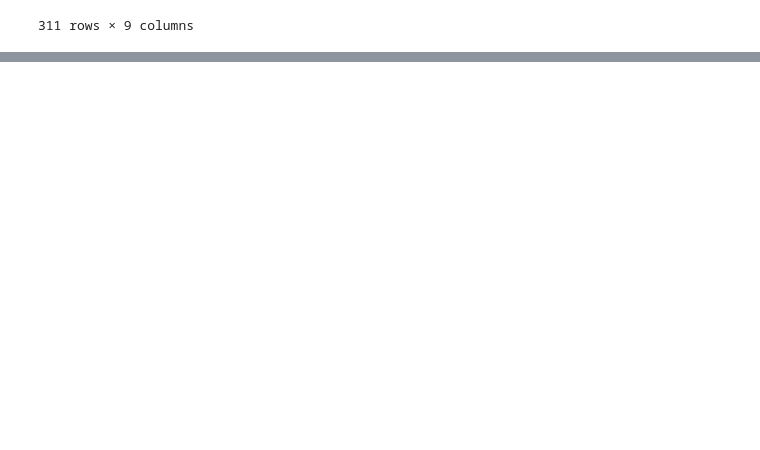
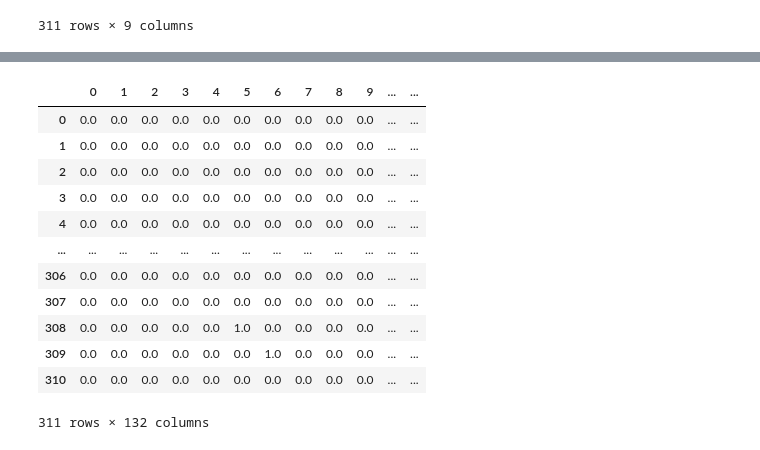
Before and after one commit to m4ximino/Departamento_RH, a Jupyter notebook: Departamento_de_RH.ipynb, the cells around one changed output, grey strips where cells are left out. Saved outputs shown, nothing was run; the diff lists cells and outputs as text; code cells hidden in the pictures; blank space fills up the shorter version.

```diff
--- a/Departamento_de_RH.ipynb
+++ b/Departamento_de_RH.ipynb
@@ -281,0 +339,7 @@ Name: DATA_NASCIMENTO, Length: 311, dtype: int64
+# %%
+X_numerical = dataset[['ID', 'CASADO', 'ESTADO_CIVIL', 'GENERO', 'STATUS_EMPREGO',
+       'DEPARTAMENTOID', 'PONTUACAO_DESEMPENHO', 'DIVERSIDADE', 'SALARIO',
+       'DEMITIDO', 'POSICAO',
+       'DATA_NASCIMENTO', 'ID_GERENTE', 'ENGAJAMENTO', 'PONTUACAO_SATISFACAO',
+       'N_PROJETOS', 'N_ATRASOS', 'N_AUSENTE']]
+X_numerical
@@ -281,0 +360,17 @@ Name: DATA_NASCIMENTO, Length: 311, dtype: int64
+# %%
+X_all = pd.concat([X_cat, X_numerical], axis = 1)
+X_all
+# %% [output]
+|  | 0 | 1 | 2 | 3 | 4 | 5 | 6 | 7 | 8 | 9 | ... | ... |
+| 0 | 0.0 | 0.0 | 0.0 | 0.0 | 0.0 | 0.0 | 0.0 | 0.0 | 0.0 | 0.0 | ... | ... |
+| 1 | 0.0 | 0.0 | 0.0 | 0.0 | 0.0 | 0.0 | 0.0 | 0.0 | 0.0 | 0.0 | ... | ... |
+| 2 | 0.0 | 0.0 | 0.0 | 0.0 | 0.0 | 0.0 | 0.0 | 0.0 | 0.0 | 0.0 | ... | ... |
+| 3 | 0.0 | 0.0 | 0.0 | 0.0 | 0.0 | 0.0 | 0.0 | 0.0 | 0.0 | 0.0 | ... | ... |
+| 4 | 0.0 | 0.0 | 0.0 | 0.0 | 0.0 | 0.0 | 0.0 | 0.0 | 0.0 | 0.0 | ... | ... |
+| ... | ... | ... | ... | ... | ... | ... | ... | ... | ... | ... | ... | ... |
+| 306 | 0.0 | 0.0 | 0.0 | 0.0 | 0.0 | 0.0 | 0.0 | 0.0 | 0.0 | 0.0 | ... | ... |
+| 307 | 0.0 | 0.0 | 0.0 | 0.0 | 0.0 | 0.0 | 0.0 | 0.0 | 0.0 | 0.0 | ... | ... |
+| 308 | 0.0 | 0.0 | 0.0 | 0.0 | 0.0 | 1.0 | 0.0 | 0.0 | 0.0 | 0.0 | ... | ... |
+| 309 | 0.0 | 0.0 | 0.0 | 0.0 | 0.0 | 0.0 | 1.0 | 0.0 | 0.0 | 0.0 | ... | ... |
+| 310 | 0.0 | 0.0 | 0.0 | 0.0 | 0.0 | 0.0 | 0.0 | 0.0 | 0.0 | 0.0 | ... | ... |
+311 rows × 132 columns
```
Also changed, not shown: parts of 19 cells of this notebook.
